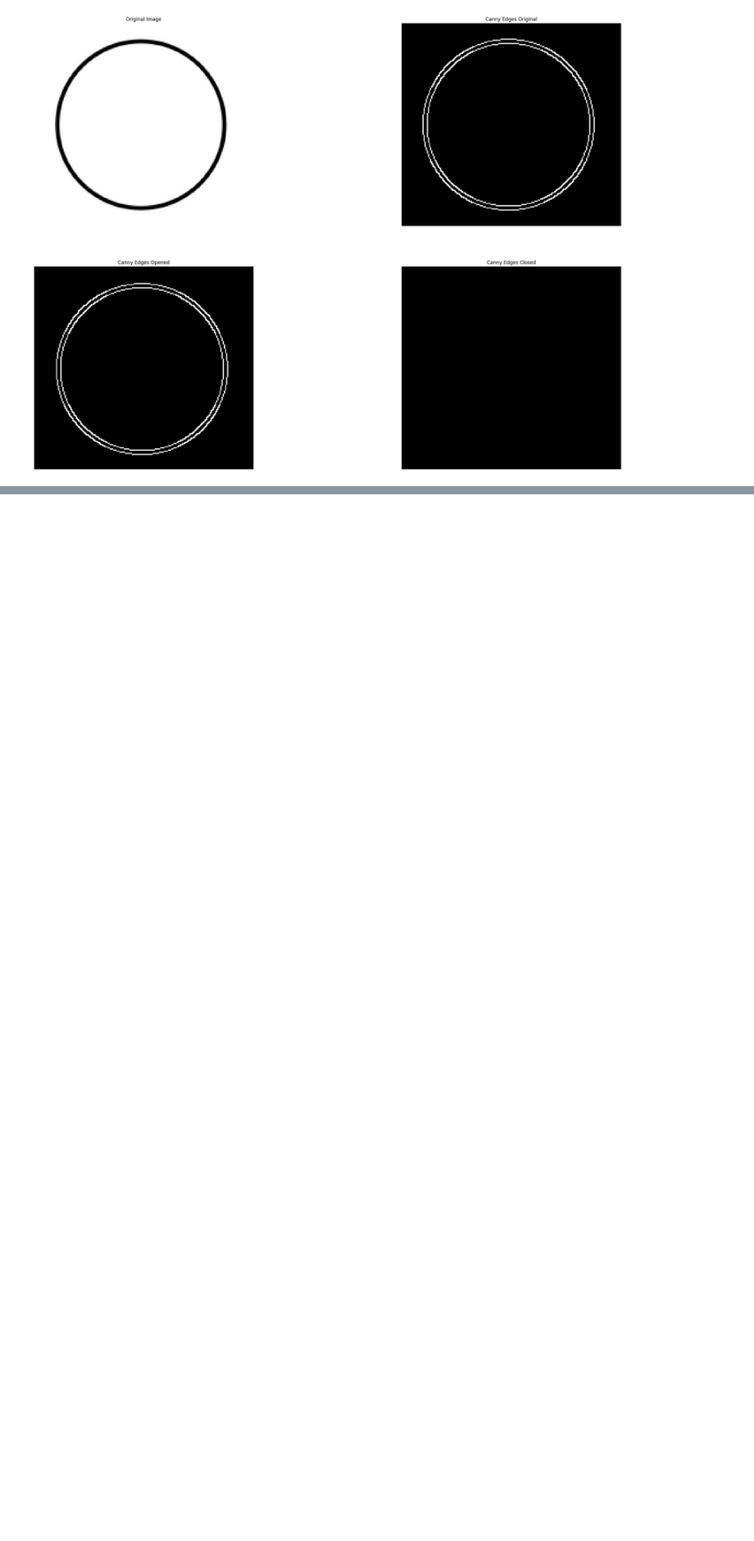
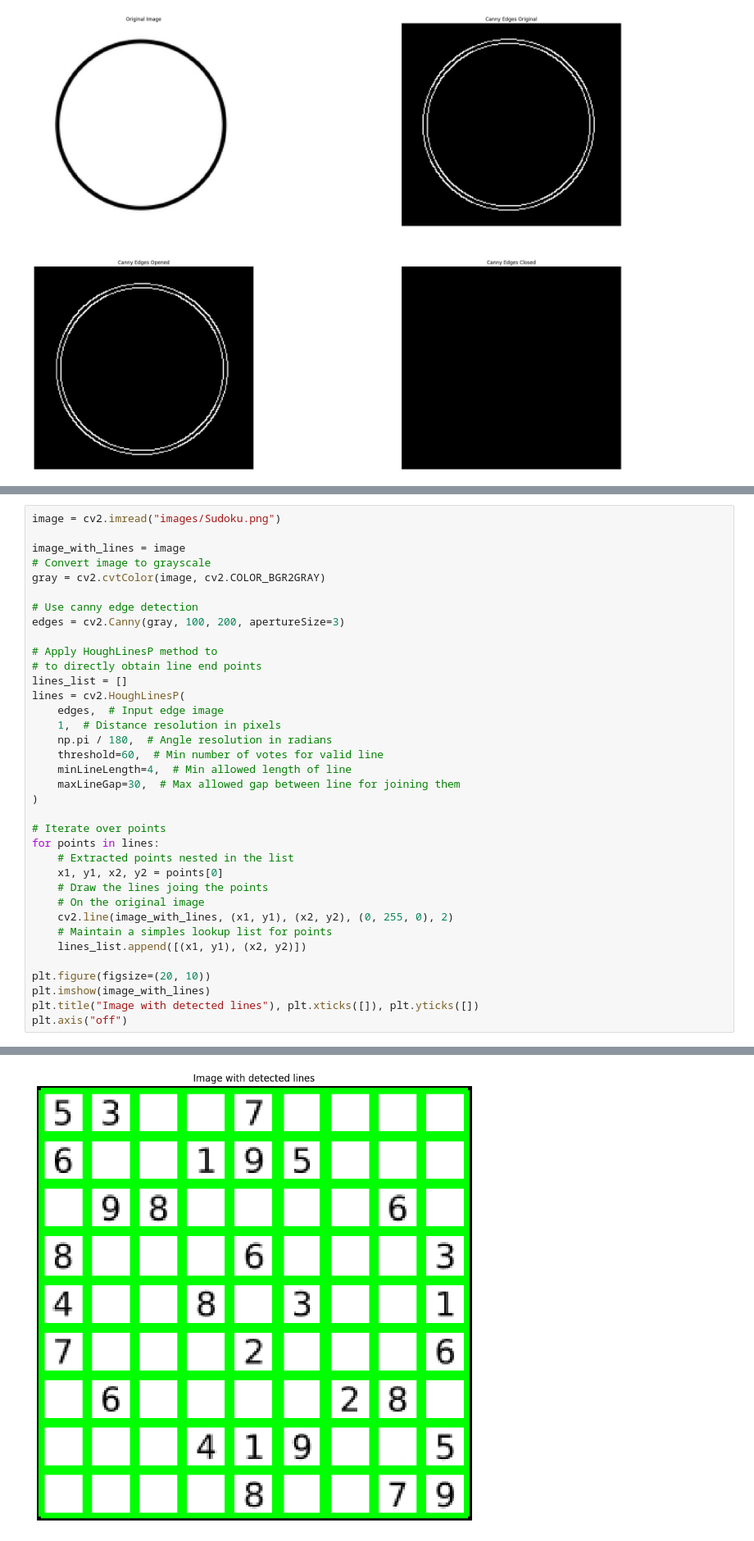
Before and after one commit to DavideLigari/computerVision, a Jupyter notebook: object_detection.ipynb, the cells around one changed output, grey strips where cells are left out. Shown: that part at 82% size. Saved outputs shown, nothing was run; the diff lists cells and outputs as text; blank space fills up the shorter version.

```diff
--- a/object_detection.ipynb
+++ b/object_detection.ipynb
@@ -76,0 +79,37 @@ plt.show()
+# %%
+image = cv2.imread("images/Sudoku.png")
+
+image_with_lines = image
+# Convert image to grayscale
+gray = cv2.cvtColor(image, cv2.COLOR_BGR2GRAY)
+
+# Use canny edge detection
+edges = cv2.Canny(gray, 100, 200, apertureSize=3)
+
+# Apply HoughLinesP method to
+# to directly obtain line end points
+lines_list = []
+lines = cv2.HoughLinesP(
+    edges,  # Input edge image
+    1,  # Distance resolution in pixels
+    np.pi / 180,  # Angle resolution in radians
+    threshold=60,  # Min number of votes for valid line
+    minLineLength=4,  # Min allowed length of line
+    maxLineGap=30,  # Max allowed gap between line for joining them
+)
+
+# Iterate over points
+for points in lines:
+    # Extracted points nested in the list
+    x1, y1, x2, y2 = points[0]
+    # Draw the lines joing the points
+    # On the original image
+    cv2.line(image_with_lines, (x1, y1), (x2, y2), (0, 255, 0), 2)
+    # Maintain a simples lookup list for points
+    lines_list.append([(x1, y1), (x2, y2)])
+
+plt.figure(figsize=(20, 10))
+plt.imshow(image_with_lines)
+plt.title("Image with detected lines"), plt.xticks([]), plt.yticks([])
+plt.axis("off")
+# %% [output]
@@ -76,0 +117 @@ plt.show()
+[figure, added]
```
Also changed, not shown: parts of 8 cells of this notebook, 2 other files.
